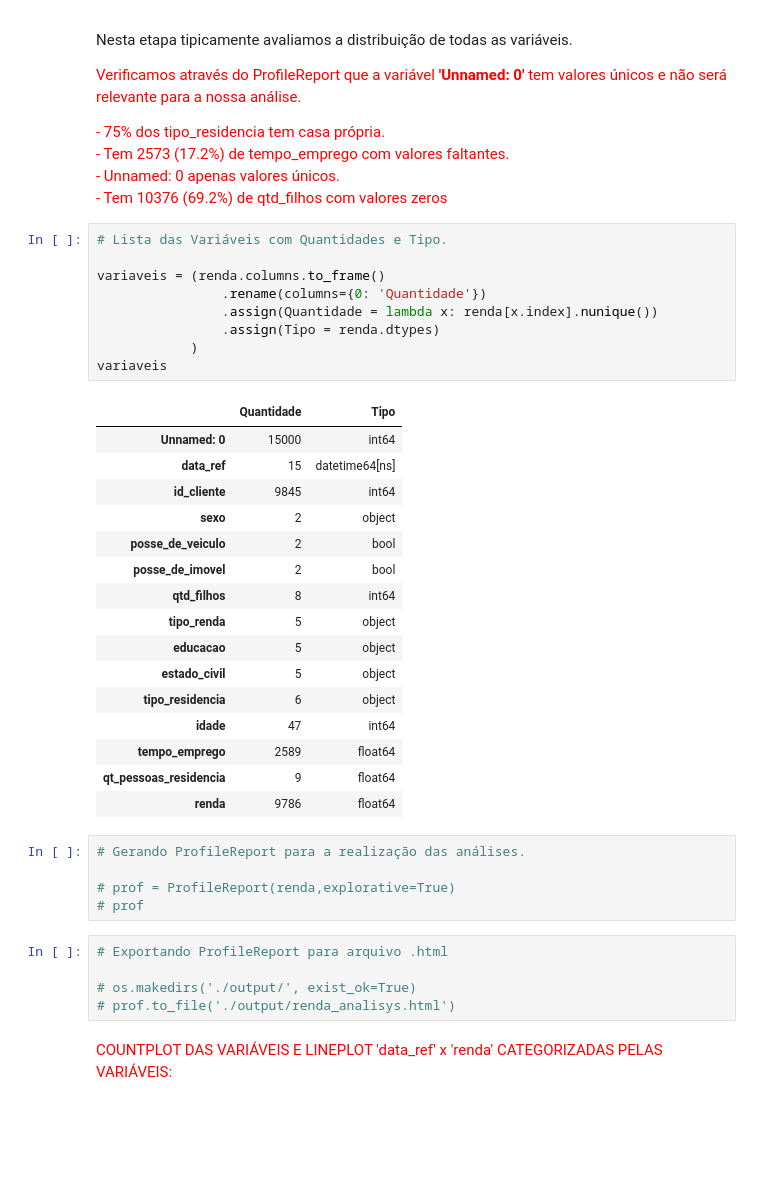
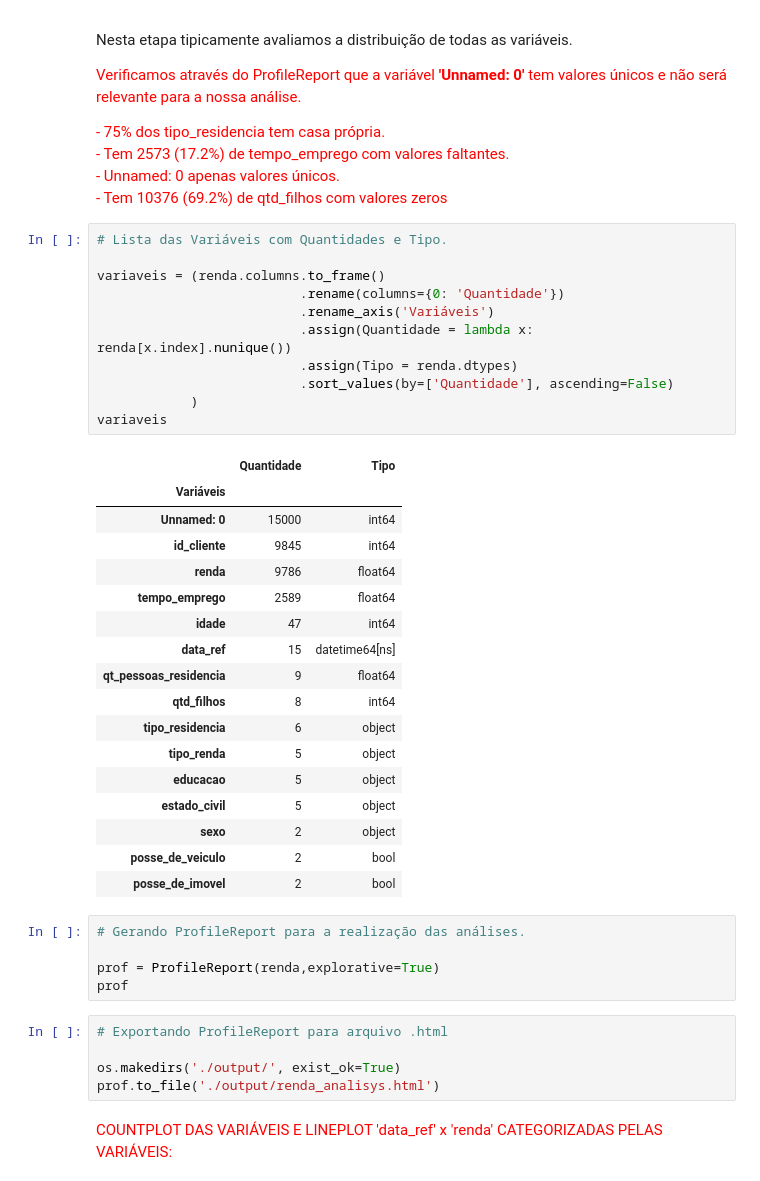
Before and after one commit to marceloaires7/EBAC-Aulas, a Jupyter notebook: Modulo16/Projeto2/projeto-2.ipynb, the cells around one changed output. Drawn from its saved outputs; the diff is of its cells as text; blank space fills up the shorter version.

```diff
--- a/Modulo16/Projeto2/projeto-2.ipynb
+++ b/Modulo16/Projeto2/projeto-2.ipynb
@@ -124,39 +120,42 @@ Nesta etapa tipicamente avaliamos a distribuição de todas as variáveis.
 # %%
 # Lista das Variáveis com Quantidades e Tipo.
 
 variaveis = (renda.columns.to_frame()
-                .rename(columns={0: 'Quantidade'})
-                .assign(Quantidade = lambda x: renda[x.index].nunique())
-                .assign(Tipo = renda.dtypes)
+                          .rename(columns={0: 'Quantidade'})
+                          .rename_axis('Variáveis')
+                          .assign(Quantidade = lambda x: renda[x.index].nunique())
+                          .assign(Tipo = renda.dtypes)
+                          .sort_values(by=['Quantidade'], ascending=False)
             )
 variaveis
 # %% [output]
 |  | Quantidade | Tipo |
+| Variáveis |  |  |
 | Unnamed: 0 | 15000 | int64 |
+| id_cliente | 9845 | int64 |
+| renda | 9786 | float64 |
+| tempo_emprego | 2589 | float64 |
+| idade | 47 | int64 |
 | data_ref | 15 | datetime64[ns] |
-| id_cliente | 9845 | int64 |
+| qt_pessoas_residencia | 9 | float64 |
+| qtd_filhos | 8 | int64 |
+| tipo_residencia | 6 | object |
+| tipo_renda | 5 | object |
+| educacao | 5 | object |
+| estado_civil | 5 | object |
 | sexo | 2 | object |
 | posse_de_veiculo | 2 | bool |
 | posse_de_imovel | 2 | bool |
-| qtd_filhos | 8 | int64 |
-| tipo_renda | 5 | object |
-| educacao | 5 | object |
-| estado_civil | 5 | object |
-| tipo_residencia | 6 | object |
-| idade | 47 | int64 |
-| tempo_emprego | 2589 | float64 |
-| qt_pessoas_residencia | 9 | float64 |
-| renda | 9786 | float64 |
 # %%
 # Gerando ProfileReport para a realização das análises.
 
-# prof = ProfileReport(renda,explorative=True)
-# prof
+prof = ProfileReport(renda,explorative=True)
+prof
 # %%
 # Exportando ProfileReport para arquivo .html
 
-# os.makedirs('./output/', exist_ok=True)
-# prof.to_file('./output/renda_analisys.html')
+os.makedirs('./output/', exist_ok=True)
+prof.to_file('./output/renda_analisys.html')
 # %% [markdown]
 <span style="color:red">
 COUNTPLOT DAS VARIÁVEIS E LINEPLOT 'data_ref' x 'renda' CATEGORIZADAS PELAS VARIÁVEIS:<br>
```
Also changed, not shown: parts of 26 cells of this notebook, 9 other files.
